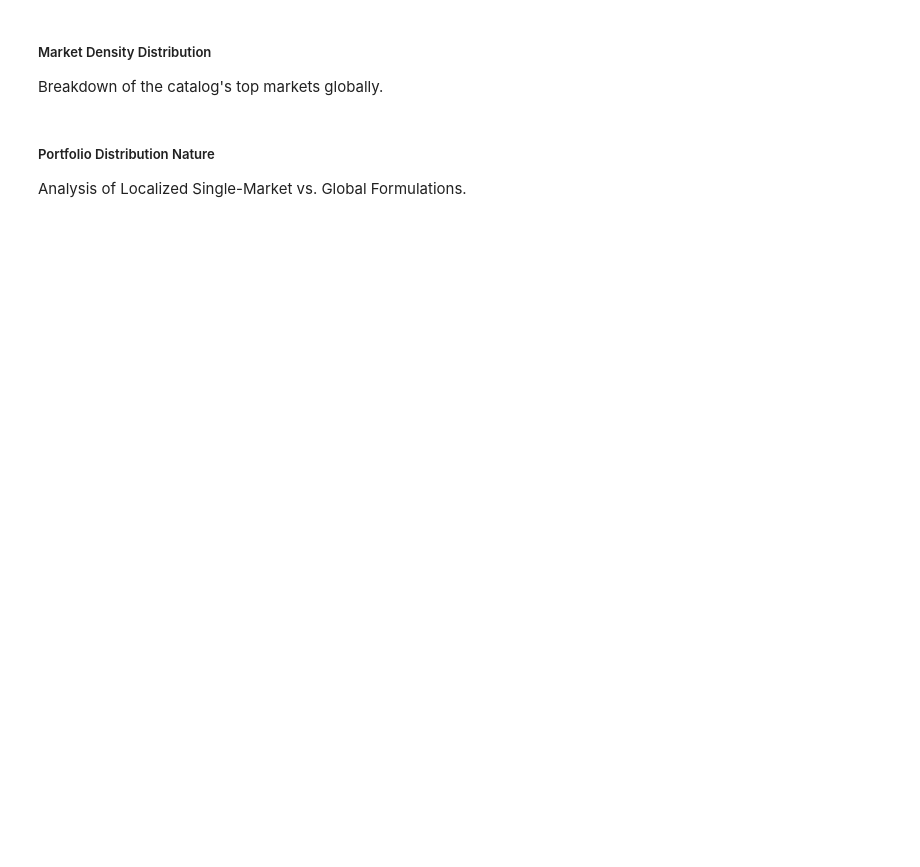
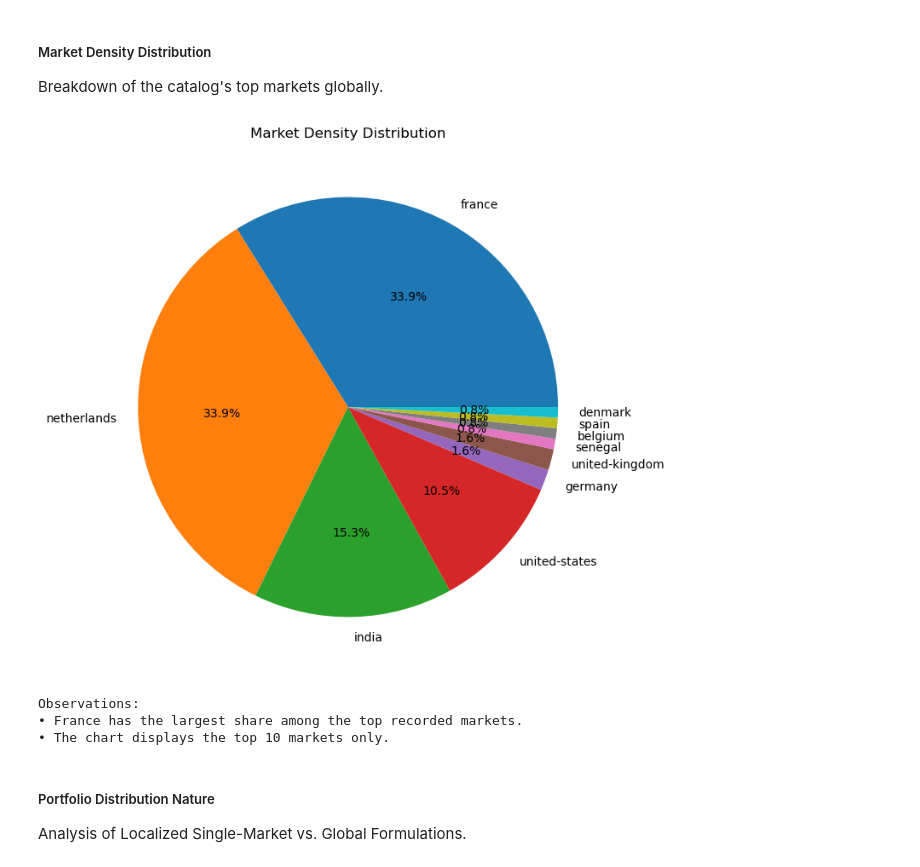
Before and after one commit to Codon-s/cpg-product-intelligence, a Jupyter notebook: report.ipynb, the cells around one changed output. Drawn from its saved outputs; the diff is of its cells as text; code cells hidden in the pictures; blank space fills up the shorter version.

```diff
--- a/report.ipynb
+++ b/report.ipynb
@@ -403,6 +428,29 @@ Distribution across national markets.
 # %% [markdown]
 ##### Market Density Distribution
 Breakdown of the catalog's top markets globally.
+# %%
+# Market Density Distribution
+df = maaza
+
+c = df["countries_tags"].astype("string").str.replace(";", ",").str.split(",").explode().str.strip()
+c = c[~c.str.lower().isin(["unknown", "n/a", "na", "none", "null", ""])].dropna()
+counts = c.value_counts().head(10)
+
+if counts.empty:
+    print("Insufficient data: no usable market information available.")
+else:
+    counts.plot(kind="pie", autopct="%1.1f%%", figsize=(8,8), title="Market Density Distribution")
+    plt.ylabel("")
+    plt.show()
+
+    print("\nObservations:")
+    print(f"• {counts.index[0].title()} has the largest share among the top recorded markets.")
+    print(f"• The chart displays the top {len(counts)} markets only.")
+# %% [output]
+[figure, added]
+Observations:
+• France has the largest share among the top recorded markets.
+• The chart displays the top 10 markets only.
 # %% [markdown]
 ##### Portfolio Distribution Nature
 Analysis of Localized Single-Market vs. Global Formulations.
```
Also changed, not shown: parts of 9 cells of this notebook.
